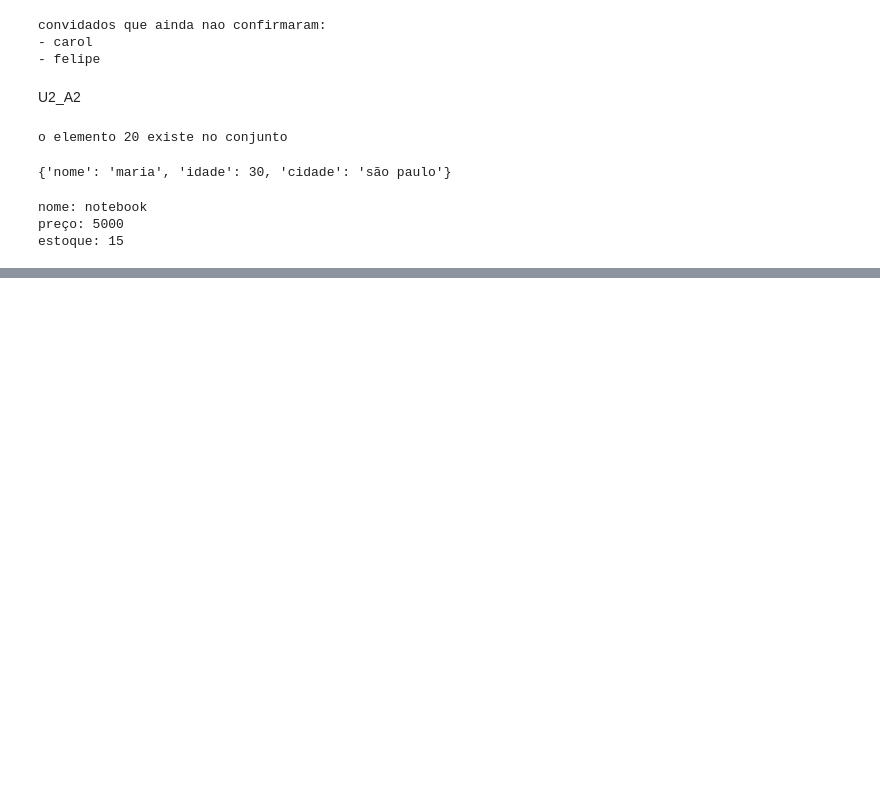
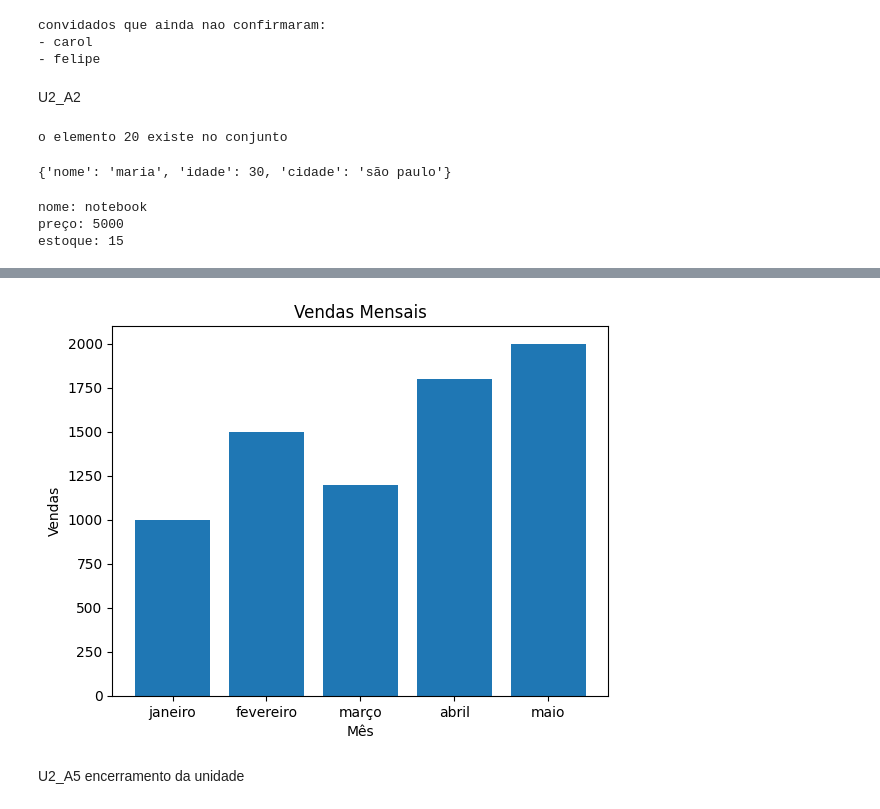
Before and after one commit to Kaua-cruzz/programando_do_zero, a Jupyter notebook: Linguagem_de_programação.ipynb, the cells around one changed output, grey strips where cells are left out. Saved outputs shown, nothing was run; the diff lists cells and outputs as text; code cells hidden in the pictures; blank space fills up the shorter version.

```diff
--- a/Linguagem_de_programação.ipynb
+++ b/Linguagem_de_programação.ipynb
@@ -336,0 +473,15 @@ import numpy as np
+# %%
+import matplotlib.pyplot as plt
+
+meses = ['janeiro', 'fevereiro', 'março', 'abril', 'maio']
+vendas = [1000, 1500, 1200, 1800, 2000]
+
+plt.bar(meses, vendas)
+plt.xlabel('Mês')
+plt.ylabel('Vendas')
+plt.title('Vendas Mensais')
+plt.show()
+# %% [output]
+[figure, added]
+# %% [markdown]
+U2_A5    encerramento da unidade
```
Also changed, not shown: parts of 13 cells of this notebook.
